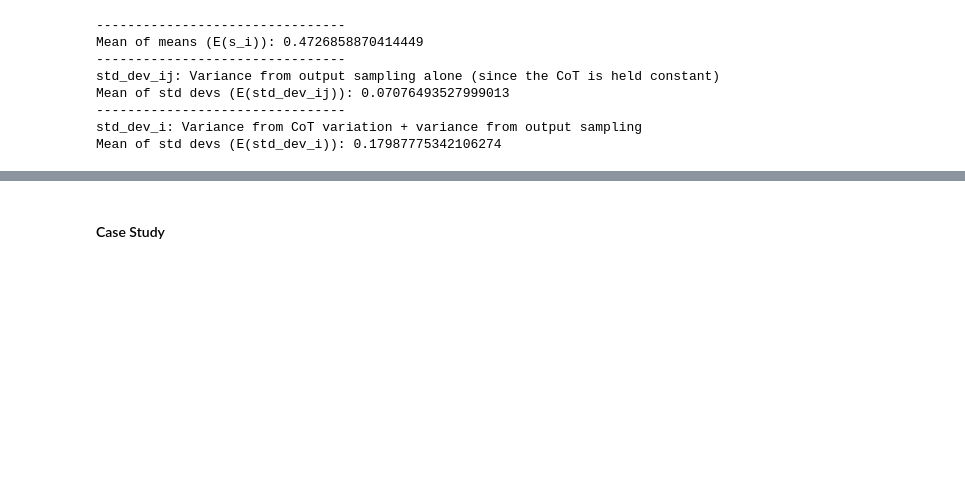
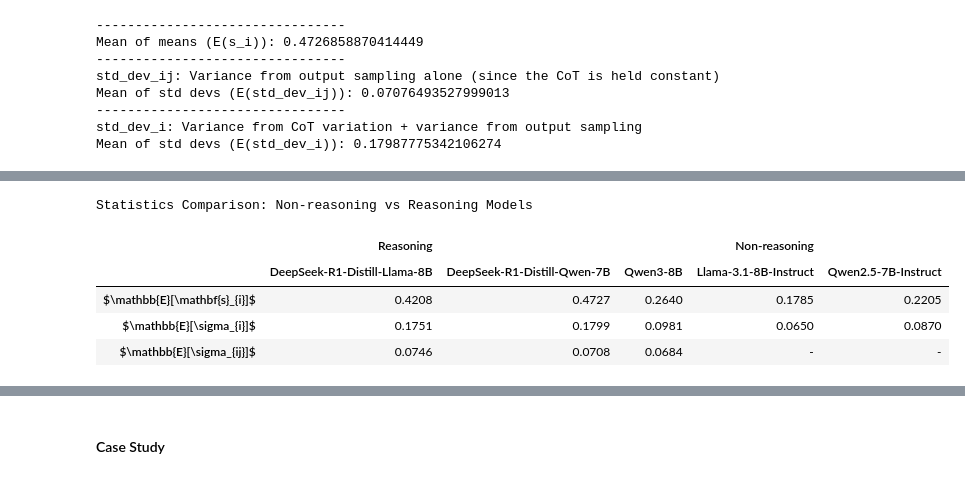
Before and after one commit to kureha-yamaguchi/reasoning-manipulation, a Jupyter notebook: utils/heuristic/compute_stats.ipynb, the cells around one changed output, grey strips where cells are left out. Cells and saved outputs as stored; diff of their text form; code cells hidden in the pictures; blank space fills up the shorter version.

```diff
--- a/utils/heuristic/compute_stats.ipynb
+++ b/utils/heuristic/compute_stats.ipynb
@@ -268,0 +308,63 @@ Mean of std devs (E(std_dev_i)): 0.17987775342106274
+# %%
+import pandas as pd
+import numpy as np
+from IPython.display import display, HTML
+
+
+# Create multi-level column structure
+columns = pd.MultiIndex.from_tuples([
+    ('Reasoning', 'DeepSeek-R1-Distill-Llama-8B'),
+    ('Reasoning', 'DeepSeek-R1-Distill-Qwen-7B'),
+    ('Reasoning', 'Qwen3-8B'),
+    ('Non-reasoning', 'Llama-3.1-8B-Instruct'),
+    ('Non-reasoning', 'Qwen2.5-7B-Instruct'),
+
+])
+
+# Create data for the table
+data = {
+    ('Reasoning', 'DeepSeek-R1-Distill-Llama-8B'): [
+        statistics.mean(means_i_deepseek_llama),
+        statistics.mean(std_devs_i_deepseek_llama),
+        E_sigma_ij_deepseek_llama
+    ],
+    ('Reasoning', 'DeepSeek-R1-Distill-Qwen-7B'): [
+        statistics.mean(means_i_deepseek_qwen),
+        statistics.mean(std_devs_i_deepseek_qwen),
+        E_sigma_ij_deepseek_qwen
+    ],
+    ('Reasoning', 'Qwen3-8B'): [
+        statistics.mean(means_i_qwen3),
+        statistics.mean(std_devs_i_qwen3),
+        E_sigma_ij_qwen3
+    ],
+    ('Non-reasoning', 'Llama-3.1-8B-Instruct'): [
+        statistics.mean(means_i_llama),
+        statistics.mean(std_devs_i_llama),
+        np.nan  # No CoT for non-reasoning models
+    ],
+    ('Non-reasoning', 'Qwen2.5-7B-Instruct'): [
+        statistics.mean(means_i_qwen),
+        statistics.mean(std_devs_i_qwen),
+        np.nan  # No CoT for non-reasoning models
+    ]
+}
+
+# Create DataFrame with row labels
+df = pd.DataFrame(
+    data,
+    index=[r'$\mathbb{E}[\mathbf{s}_{i}]$', r'$\mathbb{E}[\sigma_{i}]$', r'$\mathbb{E}[\sigma_{ij}]$']
+)
+
+# Display the table with centered headers
+df.style.format('{:.4f}', na_rep='-').set_caption('Statistics Comparison: Non-reasoning vs Reasoning Models').set_table_styles([
+    {'selector': 'th.col_heading.level0', 'props': [('text-align', 'center')]},
+    {'selector': 'th.col_heading.level1', 'props': [('text-align', 'center')]},
+])
+# %% [output]
+Statistics Comparison: Non-reasoning vs Reasoning Models
+|  | Reasoning |  |  | Non-reasoning |  |
+|  | DeepSeek-R1-Distill-Llama-8B | DeepSeek-R1-Distill-Qwen-7B | Qwen3-8B | Llama-3.1-8B-Instruct | Qwen2.5-7B-Instruct |
+| $\mathbb{E}[\mathbf{s}_{i}]$ | 0.4208 | 0.4727 | 0.2640 | 0.1785 | 0.2205 |
+| $\mathbb{E}[\sigma_{i}]$ | 0.1751 | 0.1799 | 0.0981 | 0.0650 | 0.0870 |
+| $\mathbb{E}[\sigma_{ij}]$ | 0.0746 | 0.0708 | 0.0684 | - | - |
```
Also changed, not shown: parts of 8 cells of this notebook.
